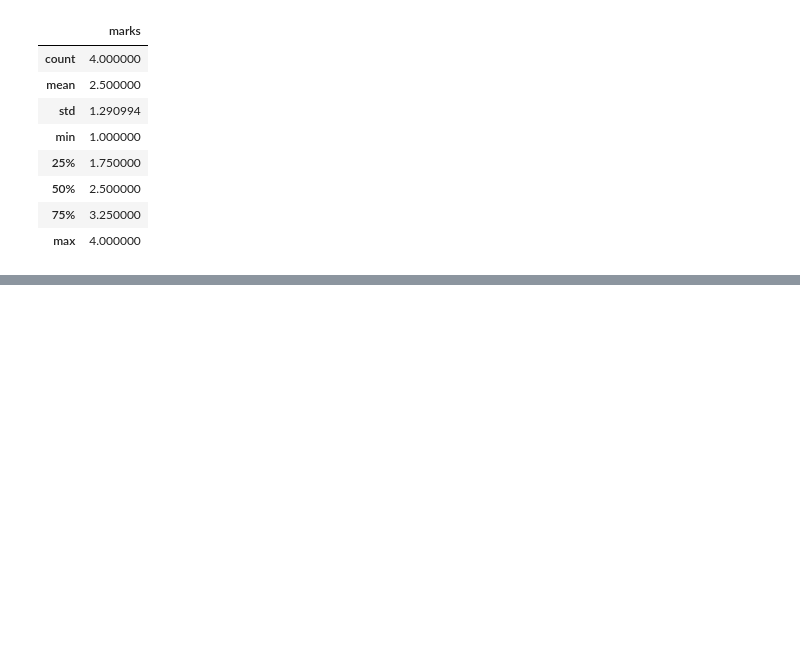
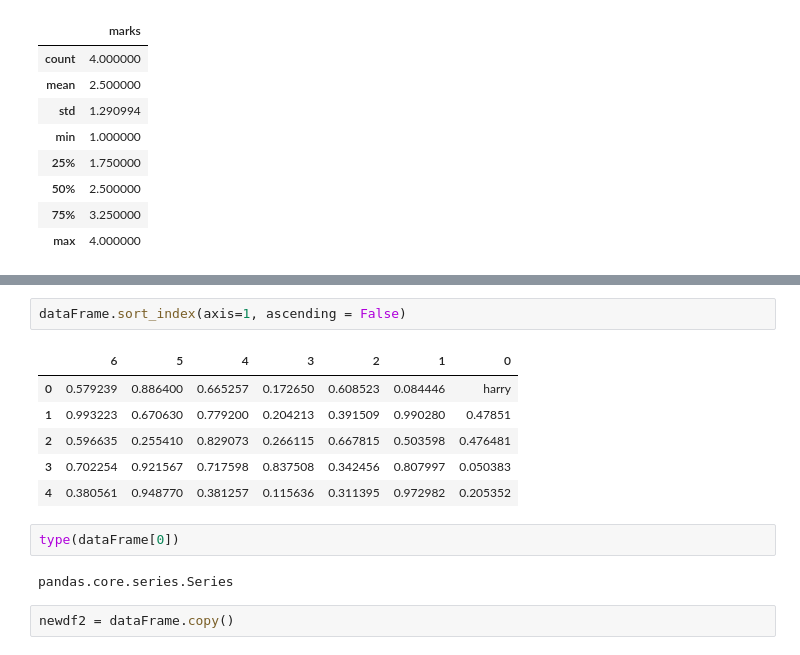
Before and after one commit to Newtanmukh/Python-Frameworks-Tutorials, a Jupyter notebook: PANDAS-June2024/SEBI.ipynb, the cells around one changed output, grey strips where cells are left out. Drawn from its saved outputs; the diff is of its cells as text; blank space fills up the shorter version.

```diff
--- a/PANDAS-June2024/SEBI.ipynb
+++ b/PANDAS-June2024/SEBI.ipynb
@@ -425,0 +627,15 @@ df.describe()  # Numerical columns statistical analysis
+# %%
+dataFrame.sort_index(axis=1, ascending = False)
+# %% [output]
+|  | 6 | 5 | 4 | 3 | 2 | 1 | 0 |
+| 0 | 0.579239 | 0.886400 | 0.665257 | 0.172650 | 0.608523 | 0.084446 | harry |
+| 1 | 0.993223 | 0.670630 | 0.779200 | 0.204213 | 0.391509 | 0.990280 | 0.47851 |
+| 2 | 0.596635 | 0.255410 | 0.829073 | 0.266115 | 0.667815 | 0.503598 | 0.476481 |
+| 3 | 0.702254 | 0.921567 | 0.717598 | 0.837508 | 0.342456 | 0.807997 | 0.050383 |
+| 4 | 0.380561 | 0.948770 | 0.381257 | 0.115636 | 0.311395 | 0.972982 | 0.205352 |
+# %%
+type(dataFrame[0])
+# %% [output]
+pandas.core.series.Series
+# %%
+newdf2 = dataFrame.copy()
```
Also changed, not shown: parts of 40 cells of this notebook.
